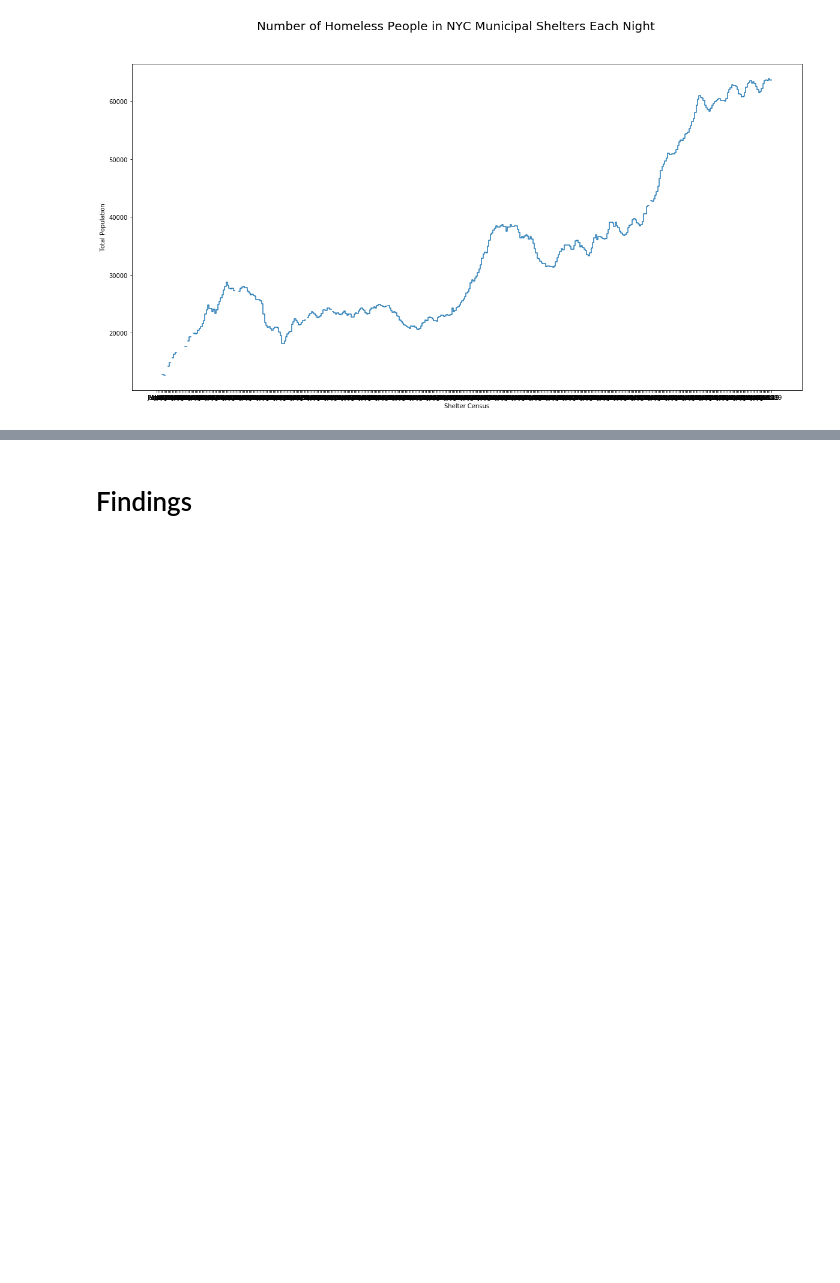
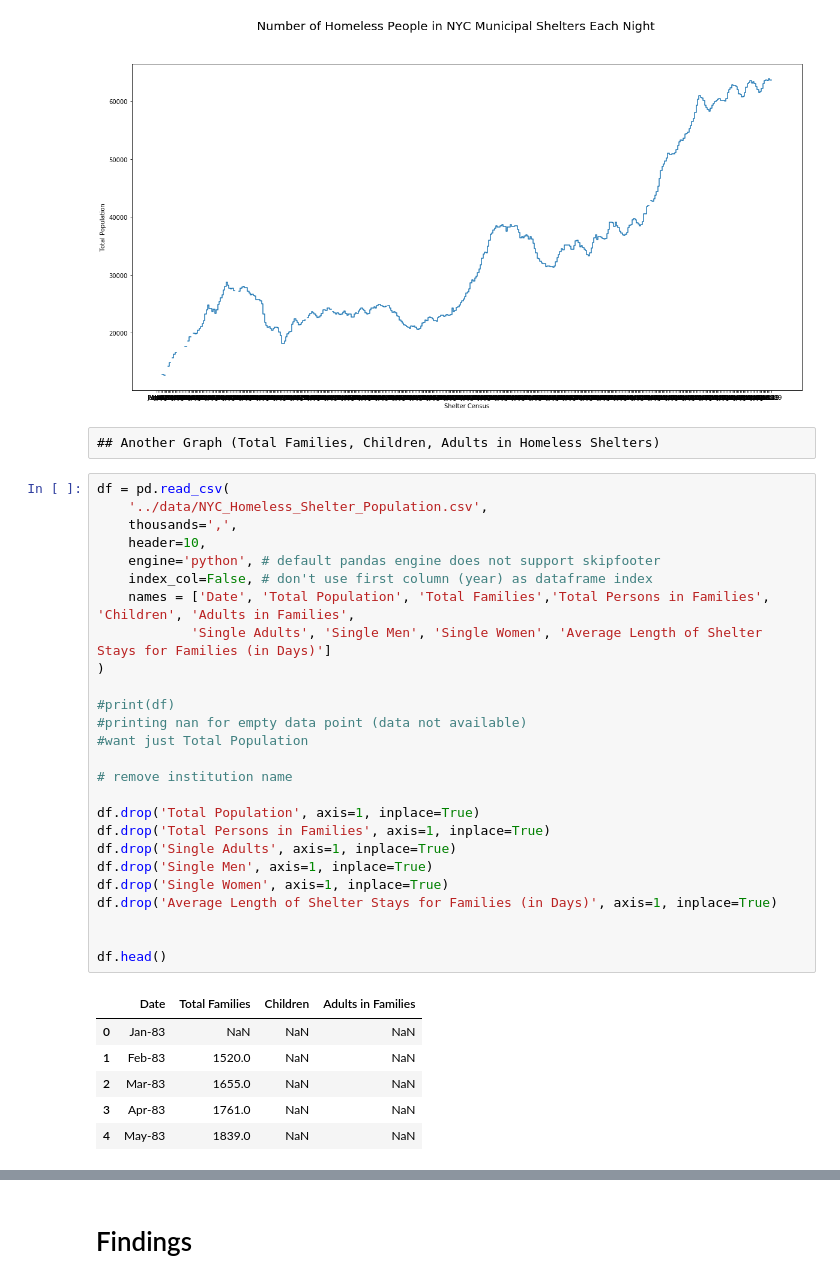
Before and after one commit to graphicsdesk/homeless-center, a Jupyter notebook: notebooks/homeless-shelters.ipynb, the cells around one changed output, grey strips where cells are left out. Saved outputs shown, nothing was run; the diff lists cells and outputs as text; blank space fills up the shorter version.

```diff
--- a/notebooks/homeless-shelters.ipynb
+++ b/notebooks/homeless-shelters.ipynb
@@ -76,3 +78,38 @@ plt.savefig("shelters-graphic.pdf", transparent = True)
 plt.show()
 # %% [output]
 [figure]
+# %% [raw]
+## Another Graph (Total Families, Children, Adults in Homeless Shelters)
+# %%
+df = pd.read_csv(
+    '../data/NYC_Homeless_Shelter_Population.csv',
+    thousands=',',
+    header=10,
+    engine='python', # default pandas engine does not support skipfooter
+    index_col=False, # don't use first column (year) as dataframe index
+    names = ['Date', 'Total Population', 'Total Families','Total Persons in Families', 'Children', 'Adults in Families',
+            'Single Adults', 'Single Men', 'Single Women', 'Average Length of Shelter Stays for Families (in Days)']
+)
+
+#print(df)
+#printing nan for empty data point (data not available)
+#want just Total Population
+
+# remove institution name
+
+df.drop('Total Population', axis=1, inplace=True)
+df.drop('Total Persons in Families', axis=1, inplace=True)
+df.drop('Single Adults', axis=1, inplace=True)
+df.drop('Single Men', axis=1, inplace=True)
+df.drop('Single Women', axis=1, inplace=True)
+df.drop('Average Length of Shelter Stays for Families (in Days)', axis=1, inplace=True)
+
+
+df.head()
+# %% [output]
+|  | Date | Total Families | Children | Adults in Families |
+| 0 | Jan-83 | NaN | NaN | NaN |
+| 1 | Feb-83 | 1520.0 | NaN | NaN |
+| 2 | Mar-83 | 1655.0 | NaN | NaN |
+| 3 | Apr-83 | 1761.0 | NaN | NaN |
+| 4 | May-83 | 1839.0 | NaN | NaN |
```
Also changed, not shown: parts of 3 cells of this notebook, 3 other files.
